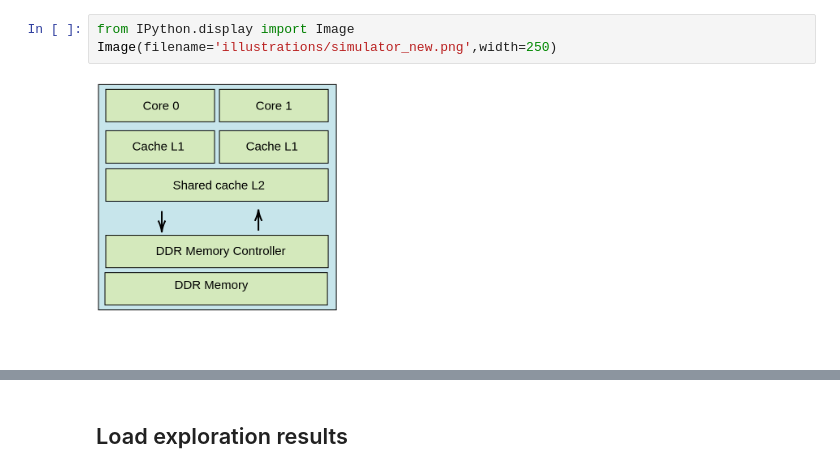
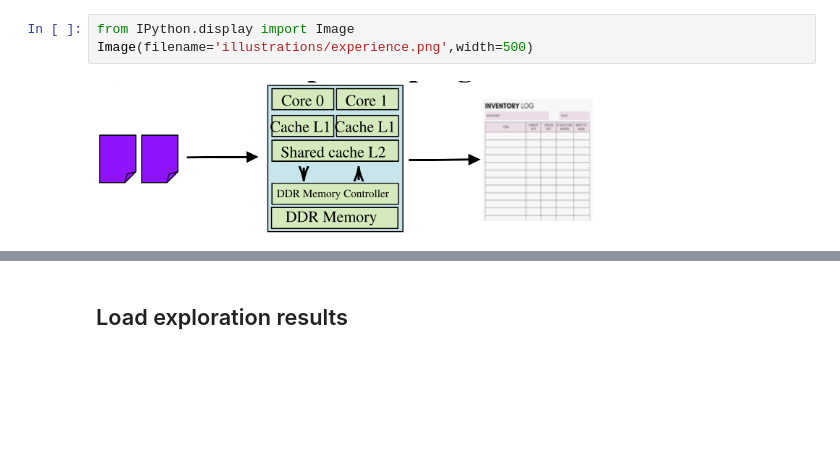
Before and after one commit to Ludoviccccc/Aixia_nouvelle_approche, a Jupyter notebook: analysis_imgep_if.ipynb, the cells around one changed output, grey strips where cells are left out. Cells and saved outputs as stored; diff of their text form; blank space fills up the shorter version.

```diff
--- a/analysis_imgep_if.ipynb
+++ b/analysis_imgep_if.ipynb
@@ -12,7 +15,7 @@ The dualcore simulator is made from a simple hierarchy with private L1 caches an
 # %%
 from IPython.display import Image
-Image(filename='illustrations/simulator_new.png',width=250)
+Image(filename='illustrations/experience.png',width=500)
 # %% [output]
-[figure, old version]
+[figure, new version]
 # %% [markdown]
 ## Parameter space
```
Also changed, not shown: parts of 26 cells of this notebook, 6 other files.
